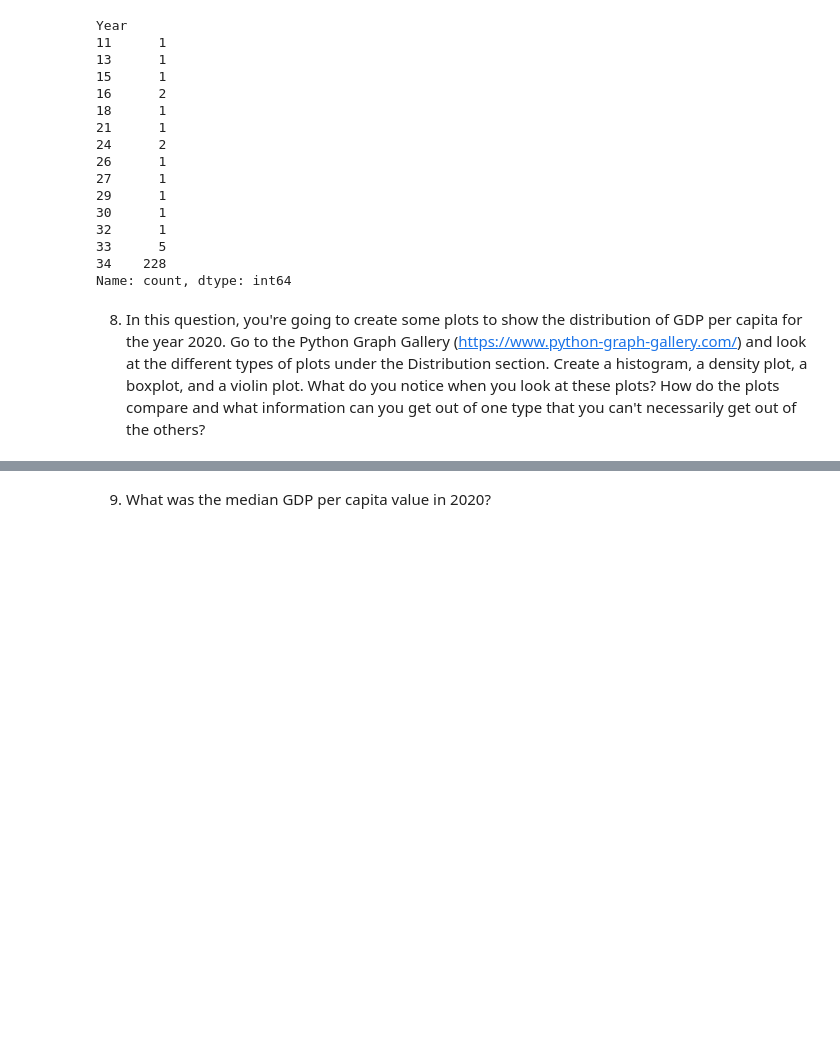
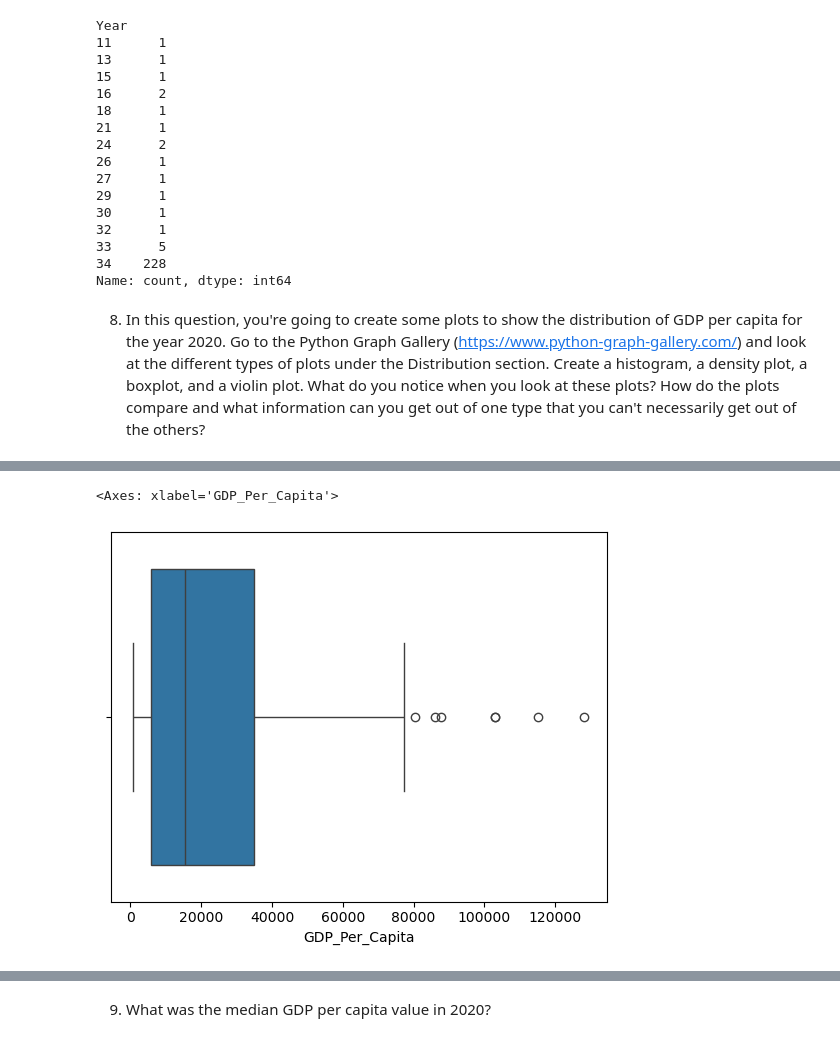
Before and after one commit to NSS-Data-Analytics-Cohort-14/gdp-and-internet-usage-bergen-christensen, a Jupyter notebook: notebooks/example.ipynb, the cells around one changed output, grey strips where cells are left out. Drawn from its saved outputs; the diff is of its cells as text; code cells hidden in the pictures; blank space fills up the shorter version.

```diff
--- a/notebooks/example.ipynb
+++ b/notebooks/example.ipynb
@@ -148,0 +152,5 @@ TypeError: histplot() takes from 0 to 1 positional arguments but 2 were given
+# %%
+sns.boxplot(x=gdp_df_2020['GDP_Per_Capita'])
+# %% [output]
+<Axes: xlabel='GDP_Per_Capita'>
+[figure, added]
```
Also changed, not shown: parts of 11 cells of this notebook.
